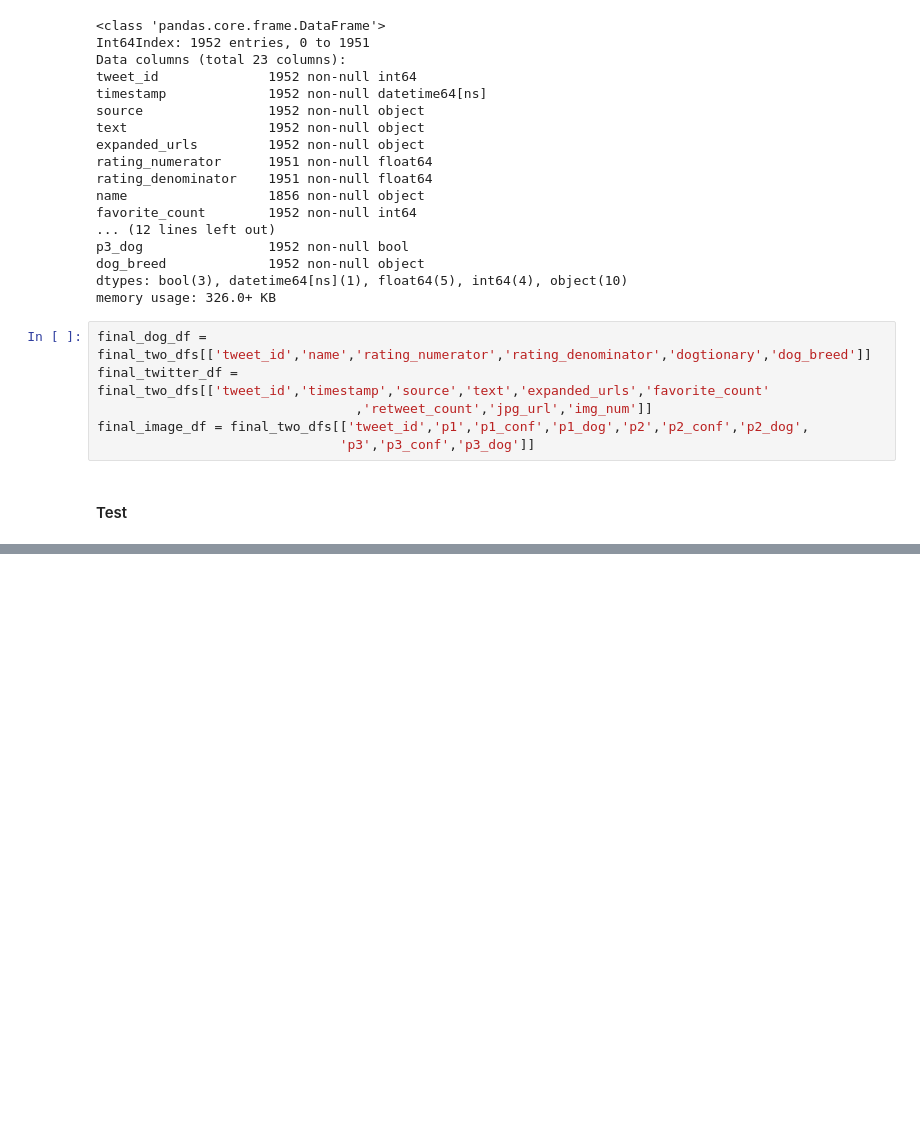
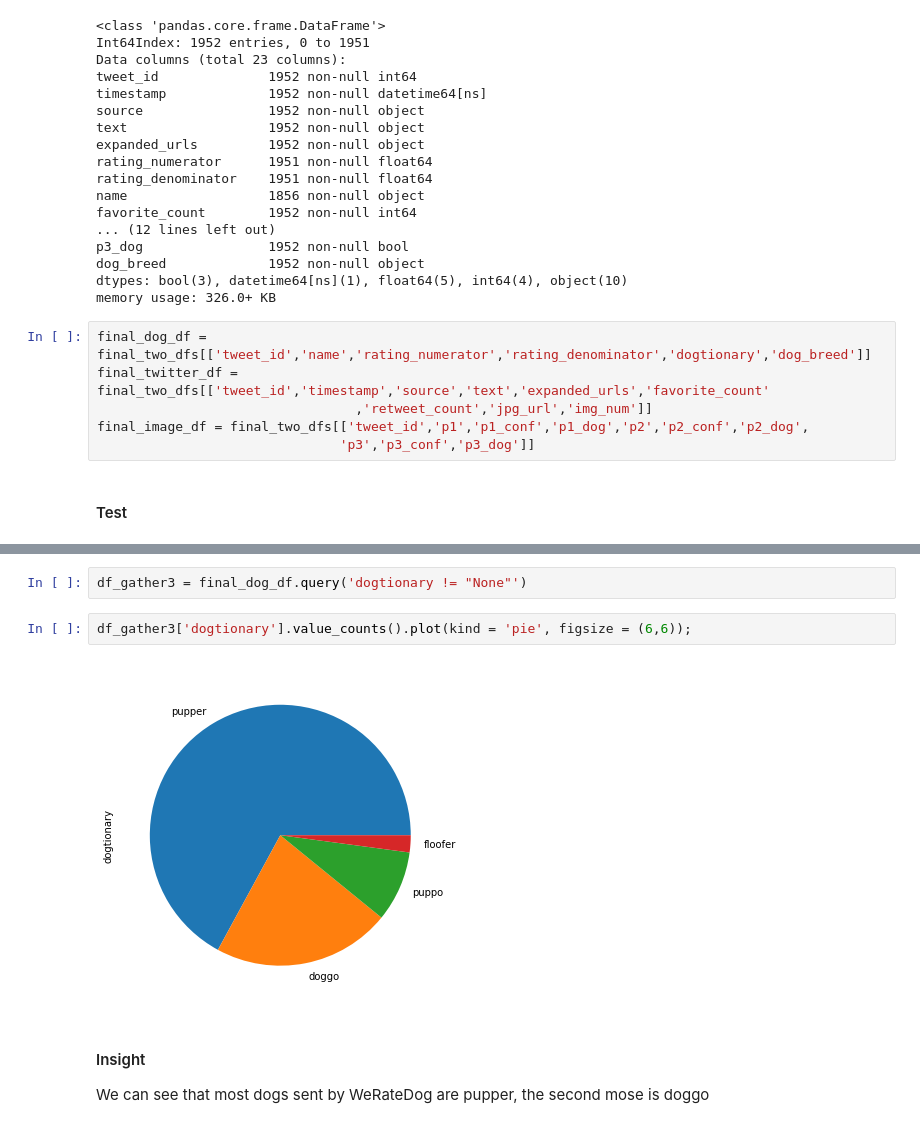
Before and after one commit to zeyusu/UdacityDataWranglingProject, a Jupyter notebook: wrangle_act.ipynb, the cells around one changed output, grey strips where cells are left out. Cells and saved outputs as stored; diff of their text form; blank space fills up the shorter version.

```diff
--- a/wrangle_act.ipynb
+++ b/wrangle_act.ipynb
@@ -860,0 +951,10 @@ final_dog_df.head(3)
+# %%
+df_gather3 = final_dog_df.query('dogtionary != "None"')
+# %%
+df_gather3['dogtionary'].value_counts().plot(kind = 'pie', figsize = (6,6));
+# %% [output]
+[figure, added]
+# %% [markdown]
+#### Insight
+
+We can see that most dogs sent by WeRateDog are pupper, the second mose is doggo
```
Also changed, not shown: parts of 27 cells of this notebook, 7 other files.
